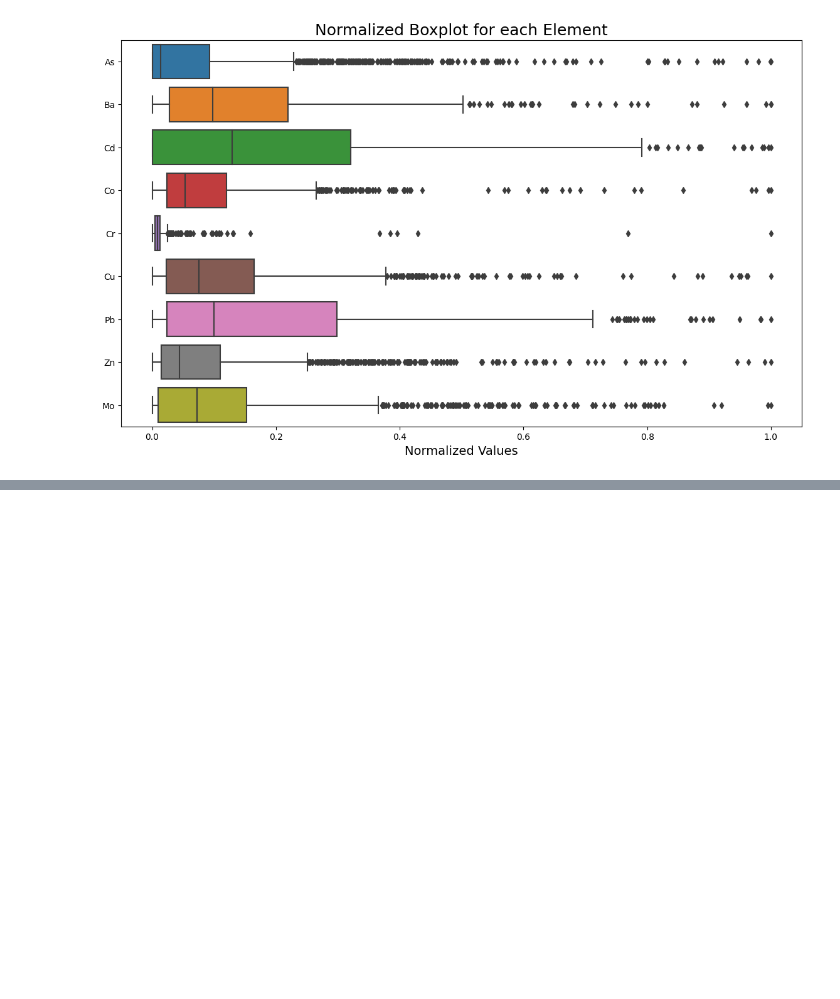
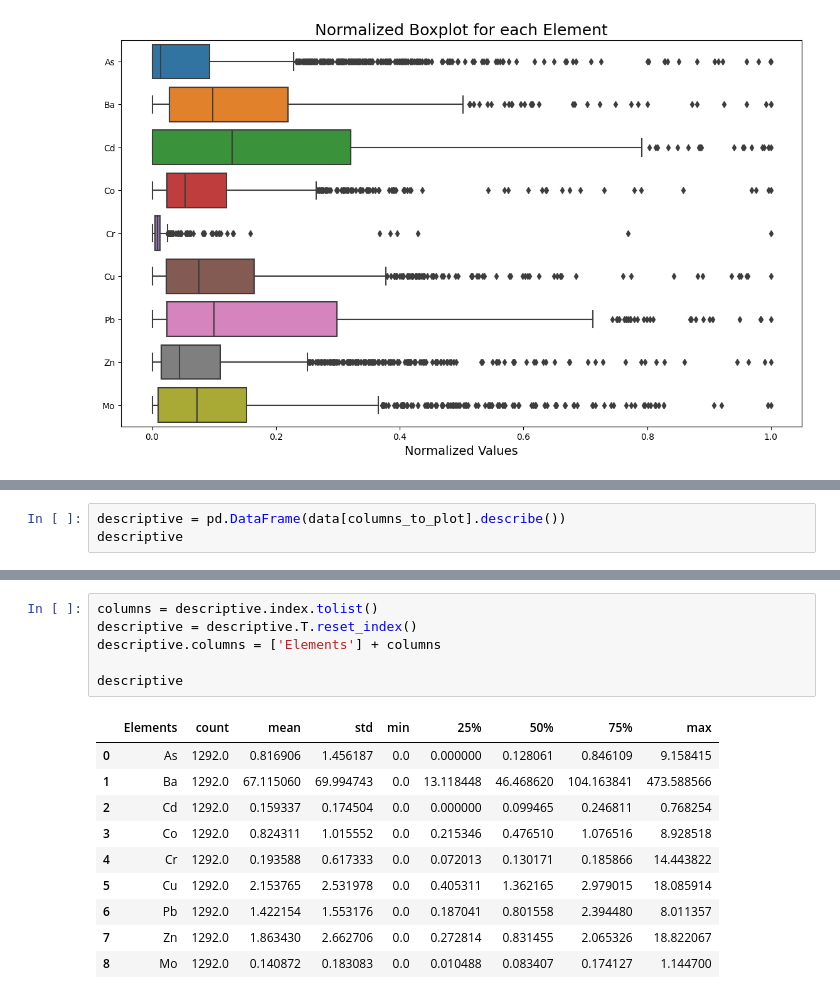
Before and after one commit to angelomaia/discretization-soil-spectroscopy, a Jupyter notebook: contents_data_analysis.ipynb, the cells around one changed output, grey strips where cells are left out. Saved outputs shown, nothing was run; the diff lists cells and outputs as text; blank space fills up the shorter version.

```diff
--- a/contents_data_analysis.ipynb
+++ b/contents_data_analysis.ipynb
@@ -29,0 +83,3 @@ ax
+# %%
+descriptive = pd.DataFrame(data[columns_to_plot].describe())
+descriptive
@@ -29,0 +96,17 @@ ax
+# %%
+columns = descriptive.index.tolist()
+descriptive = descriptive.T.reset_index()
+descriptive.columns = ['Elements'] + columns
+
+descriptive
+# %% [output]
+|  | Elements | count | mean | std | min | 25% | 50% | 75% | max |
+| 0 | As | 1292.0 | 0.816906 | 1.456187 | 0.0 | 0.000000 | 0.128061 | 0.846109 | 9.158415 |
+| 1 | Ba | 1292.0 | 67.115060 | 69.994743 | 0.0 | 13.118448 | 46.468620 | 104.163841 | 473.588566 |
+| 2 | Cd | 1292.0 | 0.159337 | 0.174504 | 0.0 | 0.000000 | 0.099465 | 0.246811 | 0.768254 |
+| 3 | Co | 1292.0 | 0.824311 | 1.015552 | 0.0 | 0.215346 | 0.476510 | 1.076516 | 8.928518 |
+| 4 | Cr | 1292.0 | 0.193588 | 0.617333 | 0.0 | 0.072013 | 0.130171 | 0.185866 | 14.443822 |
+| 5 | Cu | 1292.0 | 2.153765 | 2.531978 | 0.0 | 0.405311 | 1.362165 | 2.979015 | 18.085914 |
+| 6 | Pb | 1292.0 | 1.422154 | 1.553176 | 0.0 | 0.187041 | 0.801558 | 2.394480 | 8.011357 |
+| 7 | Zn | 1292.0 | 1.863430 | 2.662706 | 0.0 | 0.272814 | 0.831455 | 2.065326 | 18.822067 |
+| 8 | Mo | 1292.0 | 0.140872 | 0.183083 | 0.0 | 0.010488 | 0.083407 | 0.174127 | 1.144700 |
```
Also changed, not shown: parts of 13 cells of this notebook, 2 other files.
